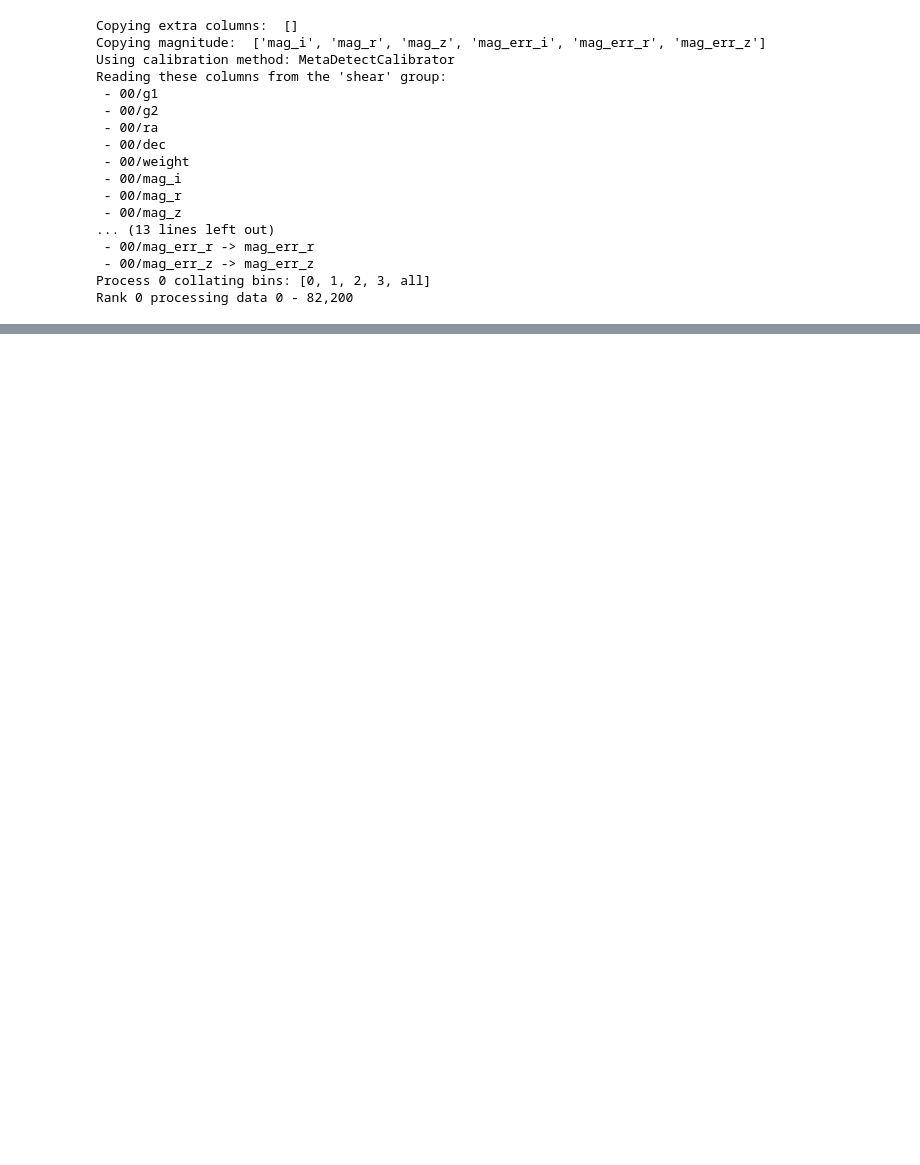
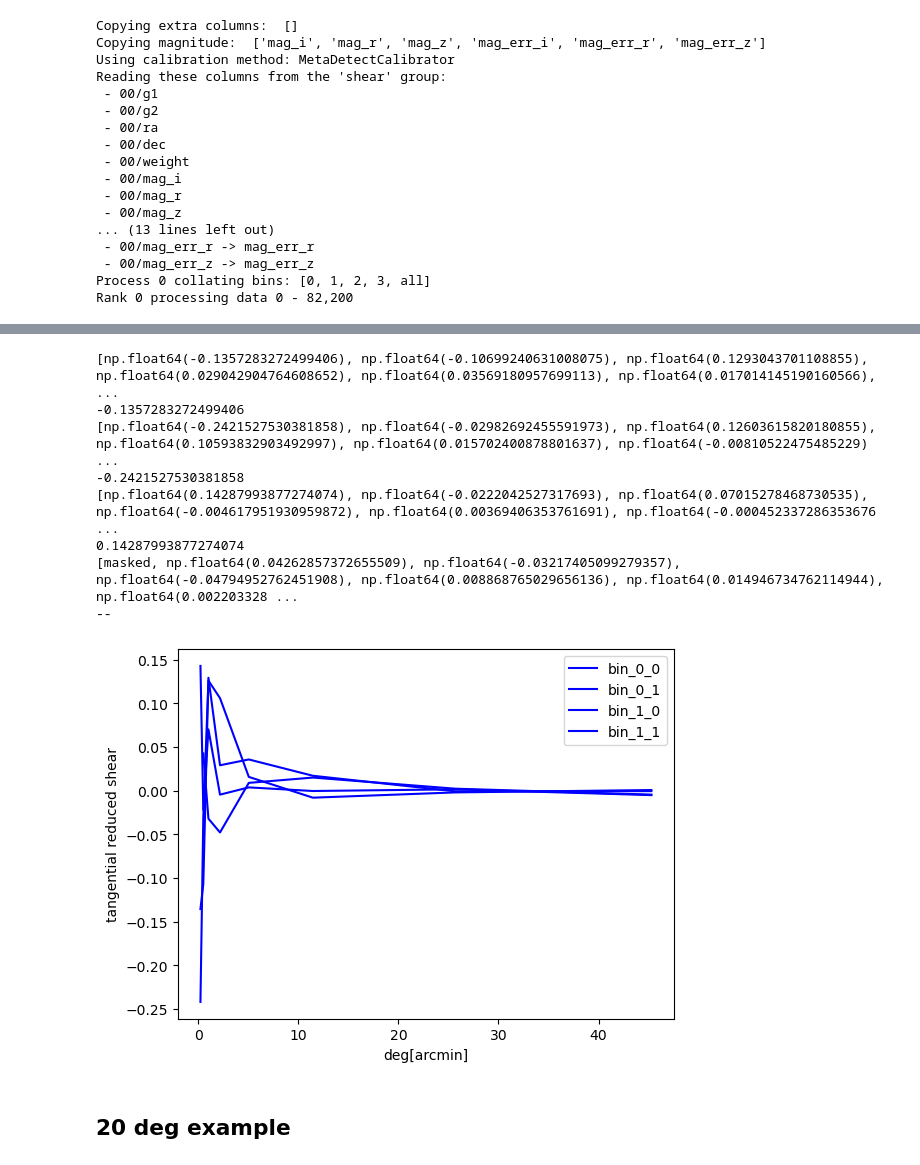
Before and after one commit to LSSTDESC/TXPipe, a Jupyter notebook: notebooks/cluster_counts/gt_treecor_test/Run_CL_pipeline_treecor.ipynb, the cells around one changed output, grey strips where cells are left out. Cells and saved outputs as stored; diff of their text form; code cells hidden in the pictures; blank space fills up the shorter version.

```diff
--- a/notebooks/cluster_counts/gt_treecor_test/Run_CL_pipeline_treecor.ipynb
+++ b/notebooks/cluster_counts/gt_treecor_test/Run_CL_pipeline_treecor.ipynb
@@ -131,0 +164,23 @@ Redshift bin 1 has 28 clusters.
+# %%
+import h5py
+
+binned_shear_catalog = f"{my_txpipe_dir}data/example/output_shearcalib/binned_shear_catalog.hdf5"
+
+with h5py.File(binned_shear_catalog, "r") as f:
+    # Step 1: provenance
+    print("\n=== Provenance keys ===")
+    print(list(f["provenance"].keys()))
+
+    # Step 2: shear group structure
+    shear = f["shear"]
+    print("\n=== Shear group keys ===")
+    print(list(shear.keys()))
+
+    # Step 3: list all subgroups and their contents + attributes
+    for b in shear.keys():
+        print(f"\n--- {b} ---")
+        g = shear[b]
+        print("Datasets:", list(g.keys()))
+        print("Attributes:")
+        for k, v in g.attrs.items():
+            print(f"  {k}: {v}")
@@ -138,6 +211,8 @@ with h5py.File("/global/homes/e/edujb/TXPipe/cluster_catalog_tomography.hdf5", "
     def print_structure(name):
         print(name)
     f.visit(print_structure)
+    for j, bin_name in enumerate(f["cluster_bin"].keys()):
+        print(bin_name)
     print(f["cluster_bin/bin_zbin_0_richbin_0/redshift"][:])
 # %% [output]
 cluster_bin
@@ -195,0 +302,30 @@ NOTE/WARNING: Expected output file cluster_shear_catalogs.hdf5 was not generated
+# %%
+t1 = sacc.Sacc.load_fits("/global/homes/e/edujb/TXPipe/data/example/output_txcluster/cluster_sacc_catalog.sacc")
+for k in range(0,2):
+    for j in range(0,2):
+        data2 = []
+        radius2 = []
+        for i in range(0,8):
+            trac = ('cosmodc2-1deg', f'bin_rich_{j}', f'bin_z_{k}', f'radius_{i}')
+            data2.append(t1.get_data_points(sacc.data_types.standard_types.cluster_shear, trac)[0].value)
+            radius = t1.tracers[f'radius_{i}'].center
+            radius2.append(radius)
+        print(data2)
+        print(data2[0])
+        plt.plot(radius2, data2, color="blue", label=f'bin_{k}_{j}')
+        plt.ylabel("tangential reduced shear")
+        plt.xlabel("deg[arcmin]")
+        plt.legend(loc='upper right')
+plt.show()
+# %% [output]
+[np.float64(-0.1357283272499406), np.float64(-0.10699240631008075), np.float64(0.1293043701108855), np.float64(0.029042904764608652), np.float64(0.03569180957699113), np.float64(0.017014145190160566), ...
+-0.1357283272499406
+[np.float64(-0.2421527530381858), np.float64(-0.02982692455591973), np.float64(0.12603615820180855), np.float64(0.10593832903492997), np.float64(0.015702400878801637), np.float64(-0.00810522475485229) ...
+-0.2421527530381858
+[np.float64(0.14287993877274074), np.float64(-0.0222042527317693), np.float64(0.07015278468730535), np.float64(-0.004617951930959872), np.float64(0.00369406353761691), np.float64(-0.000452337286353676 ...
+0.14287993877274074
+[masked, np.float64(0.04262857372655509), np.float64(-0.03217405099279357), np.float64(-0.04794952762451908), np.float64(0.008868765029656136), np.float64(0.014946734762114944), np.float64(0.002203328 ...
+--
+[figure, added]
+# %% [markdown]
+## 20 deg example
```
Also changed, not shown: parts of 20 cells of this notebook, 5 other files.
